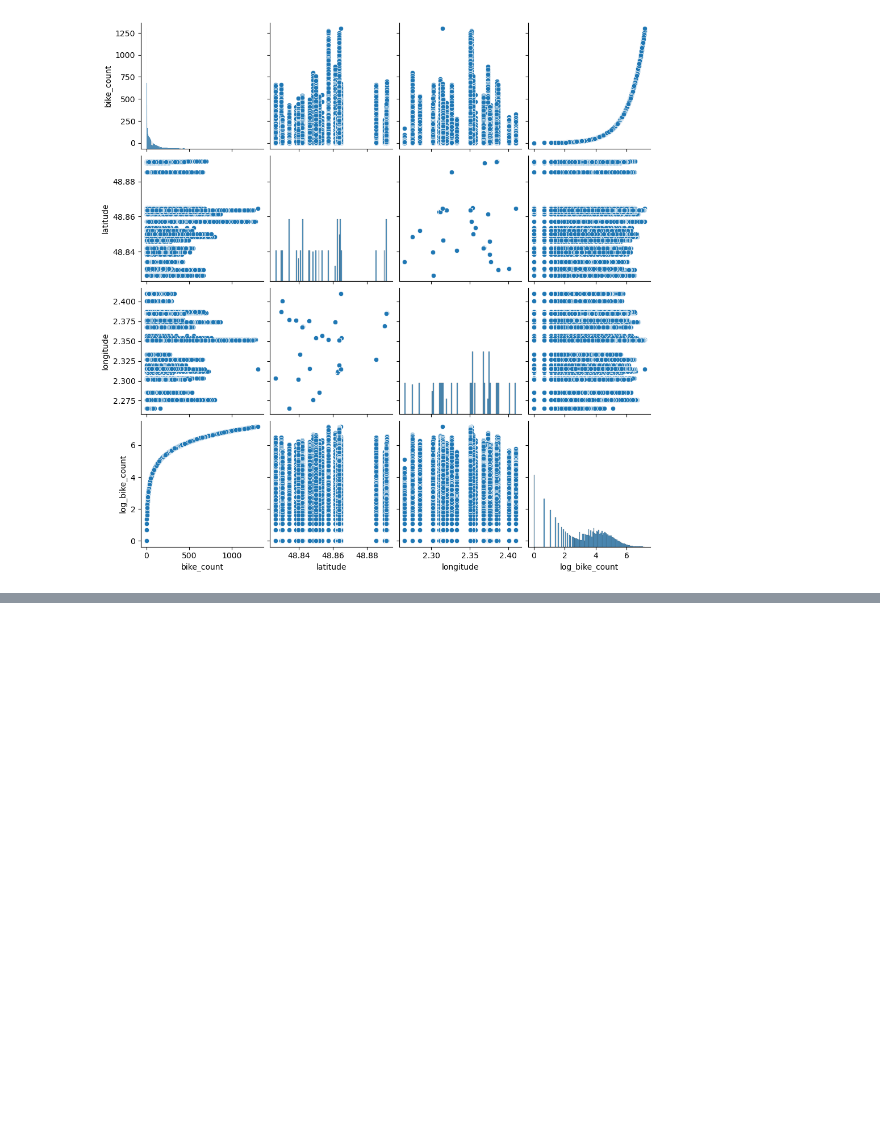
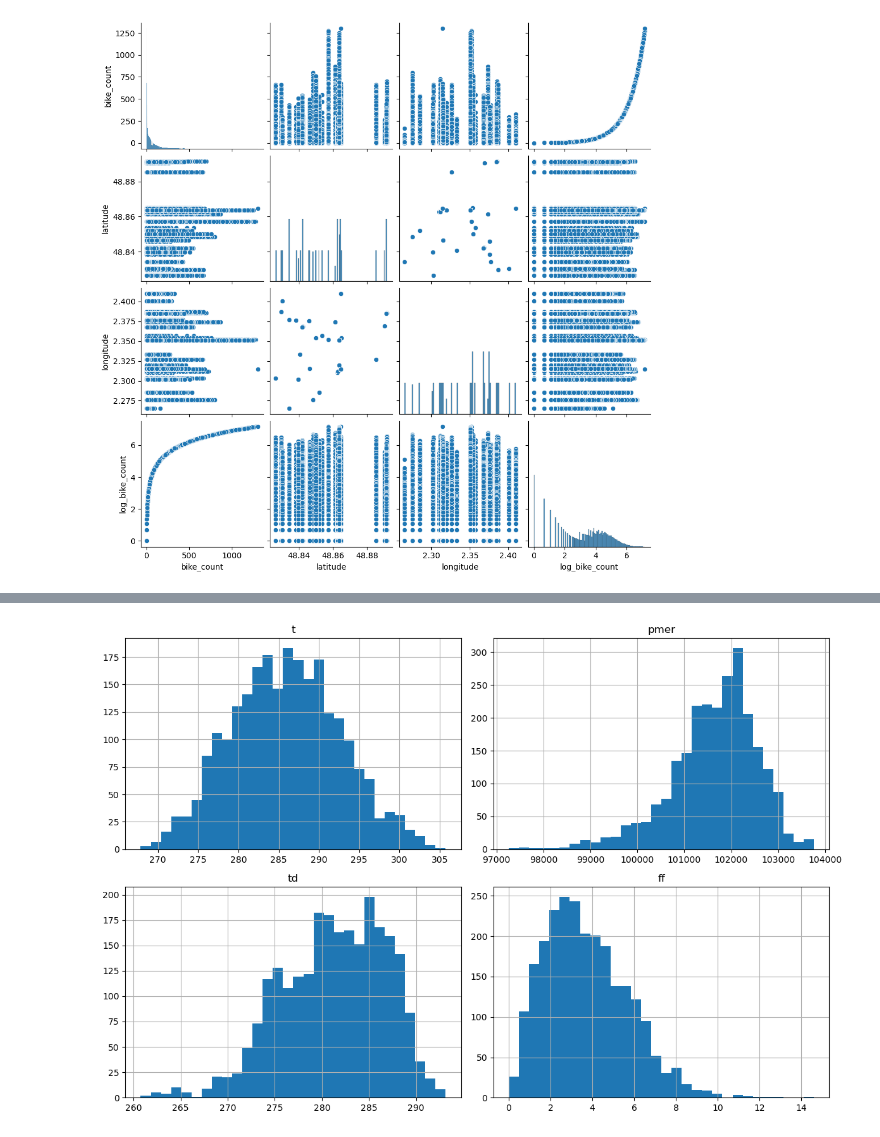
Before and after one commit to magdalenajankowska/tools_for_ds, a Jupyter notebook: EDA.ipynb, the cells around one changed output, grey strips where cells are left out. Saved outputs shown, nothing was run; the diff lists cells and outputs as text; code cells hidden in the pictures; blank space fills up the shorter version.

```diff
--- a/EDA.ipynb
+++ b/EDA.ipynb
@@ -167,0 +255,6 @@ plt.show()
+# %%
+weather_df[['t', 'pmer', 'td', 'ff']].hist(bins=30, figsize=(12, 8))
+plt.tight_layout()
+plt.show()
+# %% [output]
+[figure, added]
```
Also changed, not shown: parts of 11 cells of this notebook.
